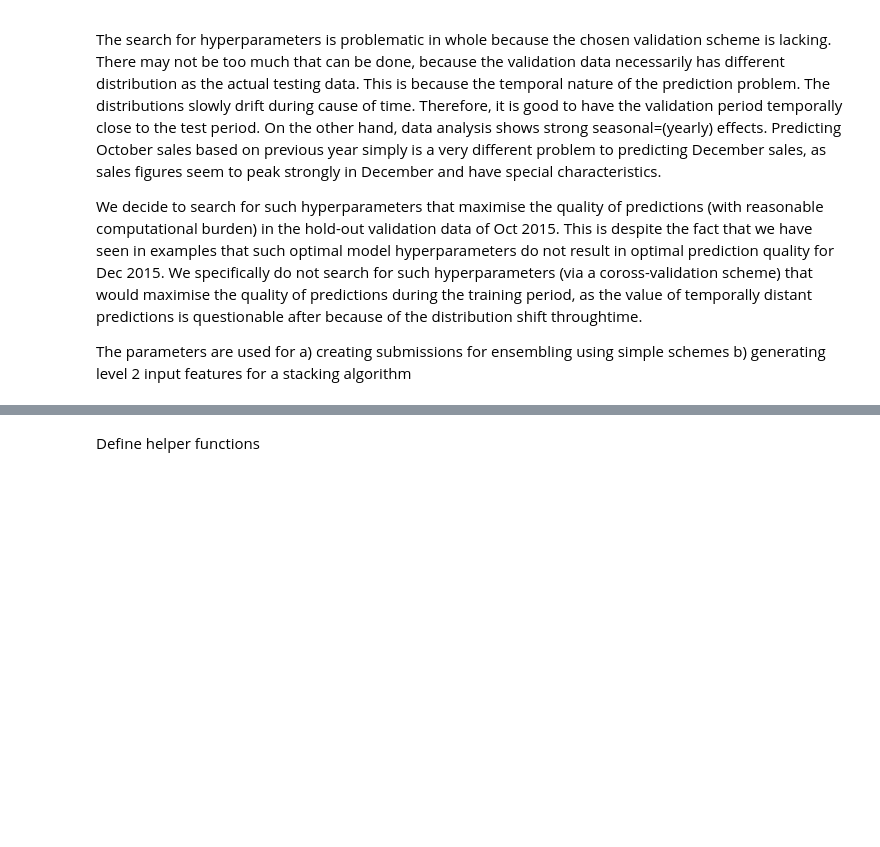
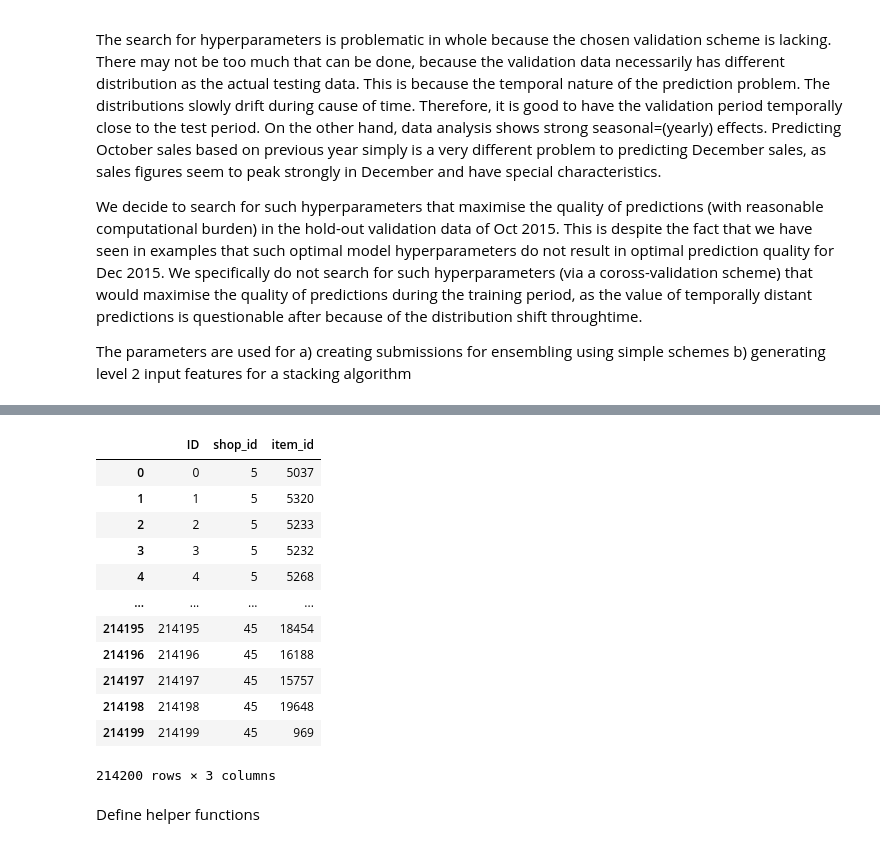
Before and after one commit to vvivvi/kaggle-c1, a Jupyter notebook: C1_hyperpaparameter_tuning_level1.ipynb, the cells around one changed output, grey strips where cells are left out. Saved outputs shown, nothing was run; the diff lists cells and outputs as text; code cells hidden in the pictures; blank space fills up the shorter version.

```diff
--- a/C1_hyperpaparameter_tuning_level1.ipynb
+++ b/C1_hyperpaparameter_tuning_level1.ipynb
@@ -125,6 +112,22 @@ test_spec = pd.read_csv(os.path.join(DATA_FOLDER, 'test.csv'))
 index_cols=['item_id','shop_id','date_block_num']
 date_block_val = 33
 date_block_test = 35 # Dec 2015
+# %%
+test_spec
+# %% [output]
+|  | ID | shop_id | item_id |
+| 0 | 0 | 5 | 5037 |
+| 1 | 1 | 5 | 5320 |
+| 2 | 2 | 5 | 5233 |
+| 3 | 3 | 5 | 5232 |
+| 4 | 4 | 5 | 5268 |
+| ... | ... | ... | ... |
+| 214195 | 214195 | 45 | 18454 |
+| 214196 | 214196 | 45 | 16188 |
+| 214197 | 214197 | 45 | 15757 |
+| 214198 | 214198 | 45 | 19648 |
+| 214199 | 214199 | 45 | 969 |
+214200 rows × 3 columns
 # %%
 # a wrapper class to use pre-defined division to training and hold-out set
 # as a cross-validation object
```
Also changed, not shown: parts of 15 cells of this notebook, 1 other file.
